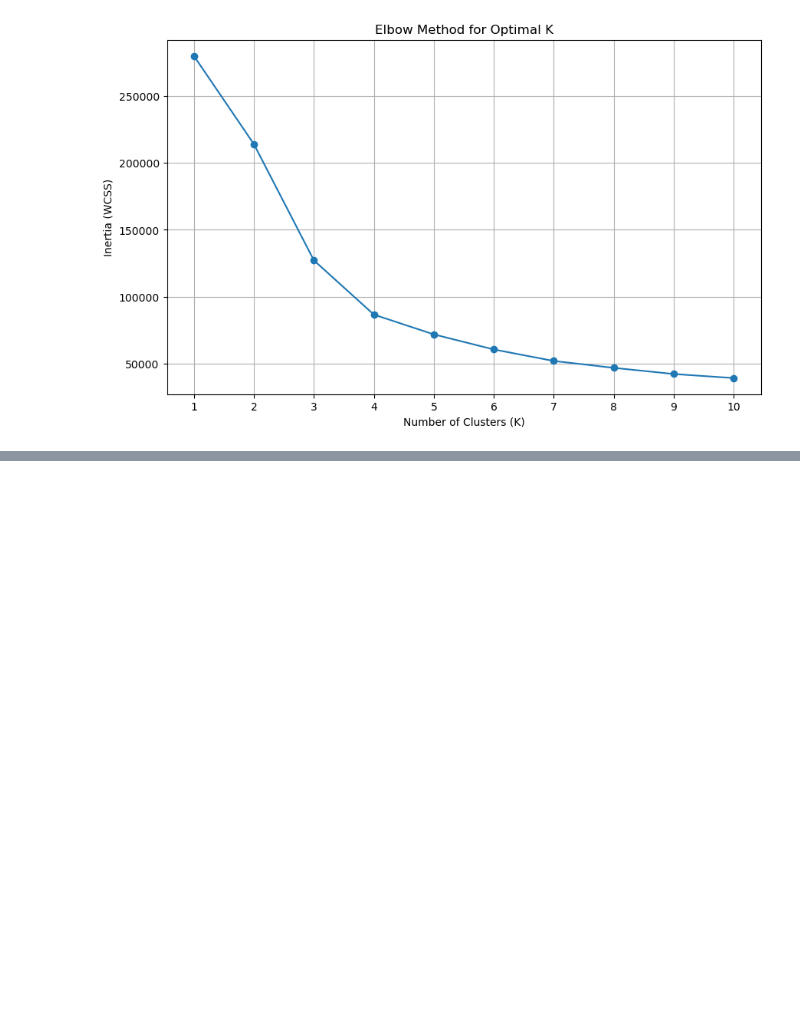
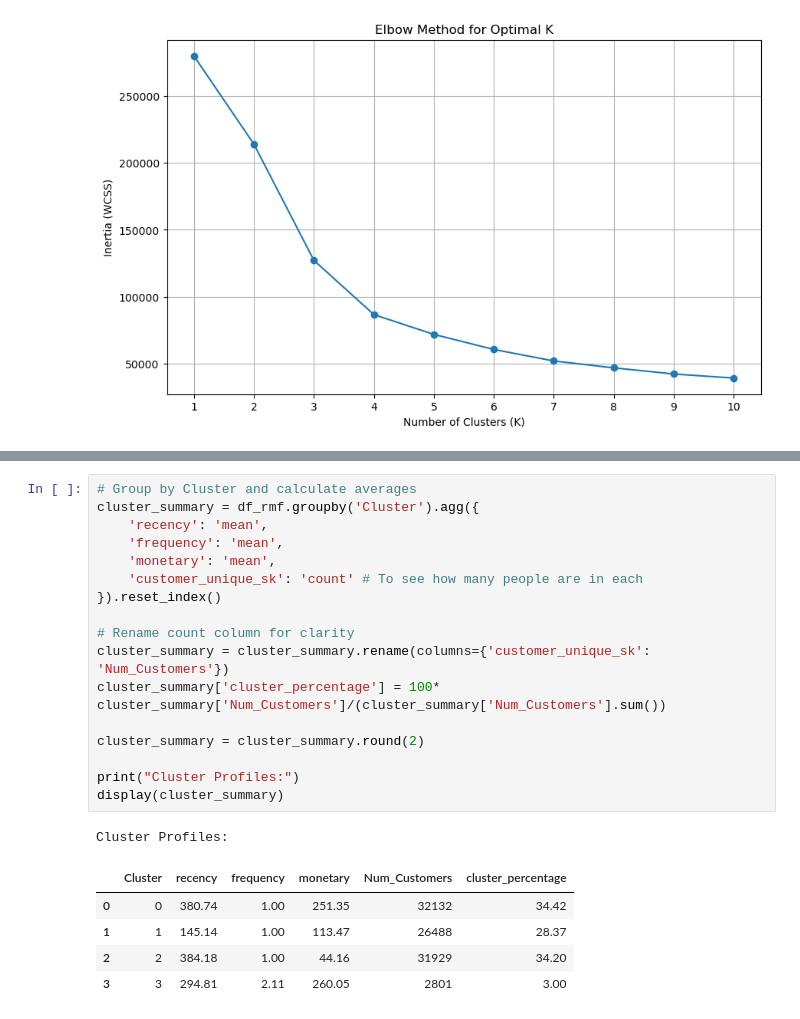
Before and after one commit to Lily-ThuPham/ECommerce-Analytics-CustomerSegmentation-Report, a Jupyter notebook: code/Customer_Segmentation_RFM.ipynb, the cells around one changed output, grey strips where cells are left out. Saved outputs shown, nothing was run; the diff lists cells and outputs as text; blank space fills up the shorter version.

```diff
--- a/code/Customer_Segmentation_RFM.ipynb
+++ b/code/Customer_Segmentation_RFM.ipynb
@@ -326,0 +364,24 @@ plt.show()
+# %%
+# Group by Cluster and calculate averages
+cluster_summary = df_rmf.groupby('Cluster').agg({
+    'recency': 'mean',
+    'frequency': 'mean',
+    'monetary': 'mean',
+    'customer_unique_sk': 'count' # To see how many people are in each
+}).reset_index()
+
+# Rename count column for clarity
+cluster_summary = cluster_summary.rename(columns={'customer_unique_sk': 'Num_Customers'})
+cluster_summary['cluster_percentage'] = 100* cluster_summary['Num_Customers']/(cluster_summary['Num_Customers'].sum())
+
+cluster_summary = cluster_summary.round(2)
+
+print("Cluster Profiles:")
+display(cluster_summary)
+# %% [output]
+Cluster Profiles:
+|  | Cluster | recency | frequency | monetary | Num_Customers | cluster_percentage |
+| 0 | 0 | 380.74 | 1.00 | 251.35 | 32132 | 34.42 |
+| 1 | 1 | 145.14 | 1.00 | 113.47 | 26488 | 28.37 |
+| 2 | 2 | 384.18 | 1.00 | 44.16 | 31929 | 34.20 |
+| 3 | 3 | 294.81 | 2.11 | 260.05 | 2801 | 3.00 |
```
Also changed, not shown: parts of 5 cells of this notebook.
